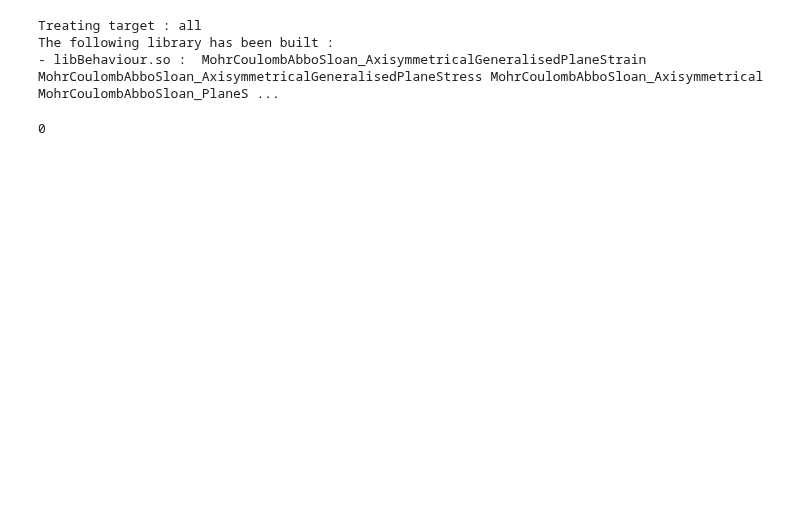
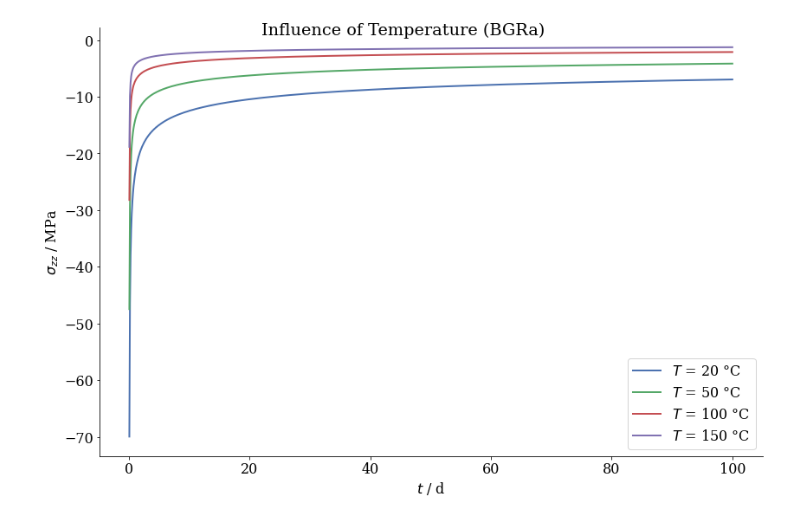
Before and after one commit to nagelt/MechanicsTrainingCourse2020, a Jupyter notebook: MFront/PLL.ipynb, the cells around one changed output. Saved outputs shown, nothing was run; the diff lists cells and outputs as text; code cells hidden in the pictures; blank space fills up the shorter version.

```diff
--- a/MFront/PLL.ipynb
+++ b/MFront/PLL.ipynb
@@ -5,8 +5,8 @@ import mtest
 import numpy as np
 import matplotlib.pyplot as plt
 import os
-plt.rcParams.update({'font.size': 16})
-#mtest.setVerboseMode(mtest.VerboseLevel.VERBOSE_QUIET)
+import plot_settings
+mtest.setVerboseMode(mtest.VerboseLevel.VERBOSE_QUIET)
 # %%
 A1 = 0.18
 Q1 = 54e3
@@ -20,12 +20,7 @@ sref = 1.
 Dgrain = 5e-3
 # %%
 build_release = 'mfront --obuild --interface=generic PowerLawLinearCreep.mfront'
-os.system(build_release)
+#os.system(build_release)
-# %% [output]
-Treating target : all
-The following library has been built :
-- libBehaviour.so :  MohrCoulombAbboSloan_AxisymmetricalGeneralisedPlaneStrain MohrCoulombAbboSloan_AxisymmetricalGeneralisedPlaneStress MohrCoulombAbboSloan_Axisymmetrical MohrCoulombAbboSloan_PlaneS ...
-0
 # %%
 def run_temp_sim_BGRa(t_discrete, T0=293.15):
     m    = mtest.MTest()
@@ -59,15 +54,19 @@ def run_temp_sim_BGRa(t_discrete, T0=293.15):
     return numerical
 # %%
-times = np.linspace(0,100,100)
+times = np.linspace(0,100,1000)
+#run_temp_sim_BGRa(times)
 # %%
 temps = [20,50,100,150]
 fig,ax = plt.subplots(figsize=(12,8))
 for Temp in temps:
     ax.plot(times[1:],run_temp_sim_BGRa(times,273.15+Temp)[1:],label='$T$ = %i °C' %Temp)
 ax.set_xlabel('$t$ / d')
 ax.set_ylabel('$\\sigma_{zz}$ / MPa')
 fig.tight_layout();
+fig.suptitle('Influence of Temperature (BGRa)')
 ax.legend();
+# %% [output]
+[figure, added]
 # %%
 def run_grain_sim_PLL(t_discrete, D=5e-3):
     Dgrain = D
```
Also changed, not shown: parts of 5 cells of this notebook, 1 other file.
